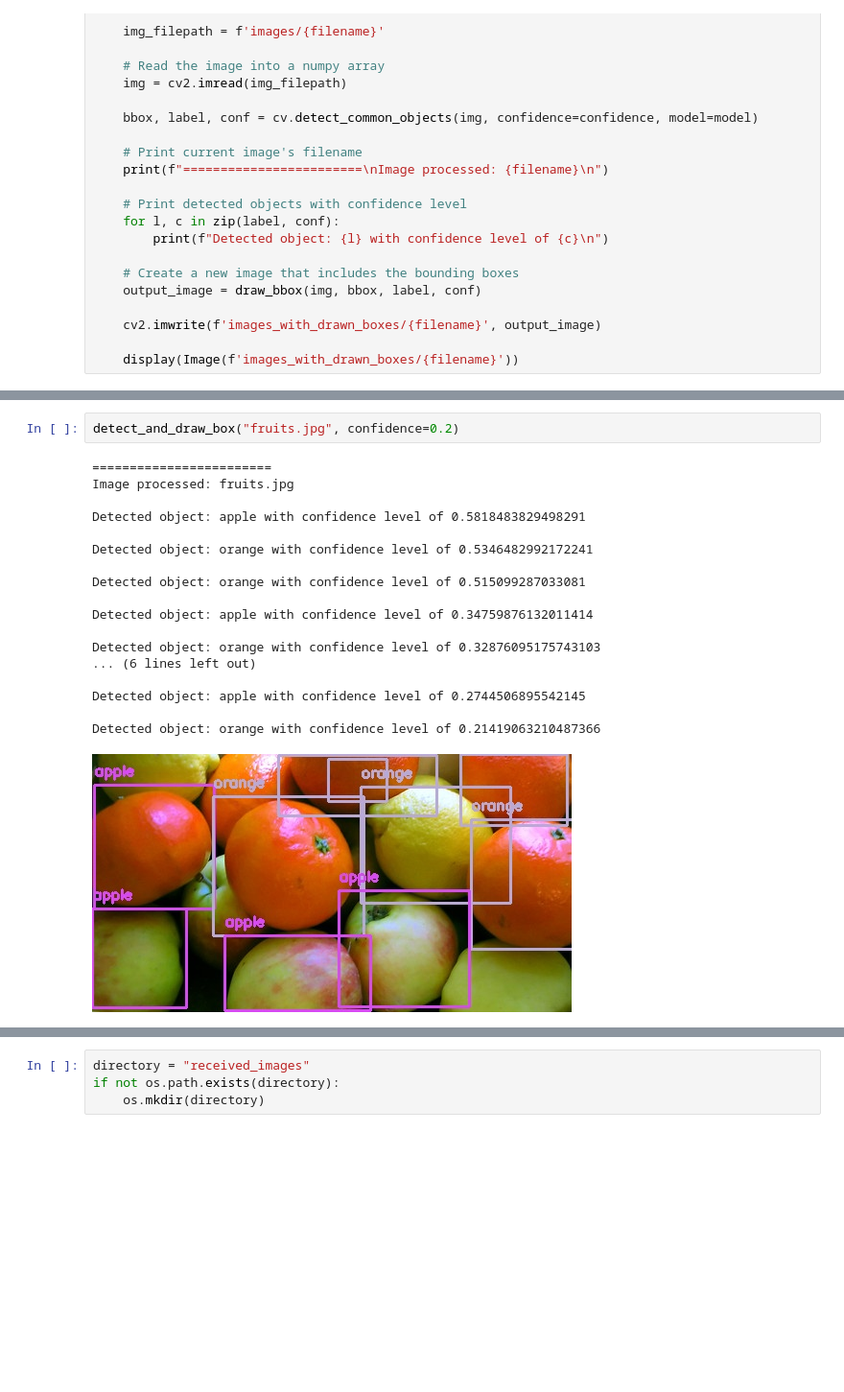
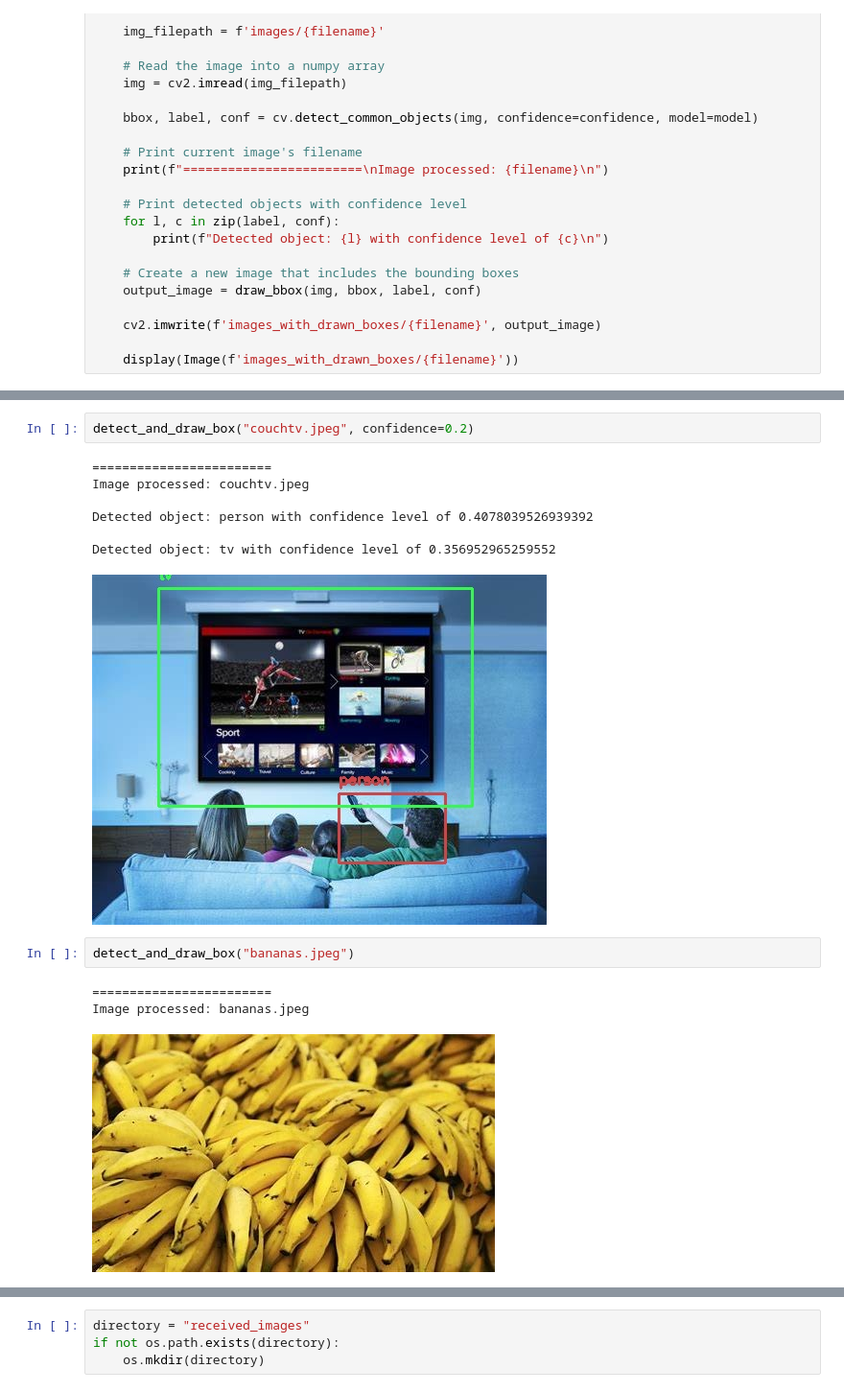
Before and after one commit to Nwankwo-Nnaemeka/yolo-object-detection, a Jupyter notebook: yolov3tinyDetect.ipynb, the cells around one changed output, grey strips where cells are left out. Shown: that part at 96% size. Cells and saved outputs as stored; diff of their text form; blank space fills up the shorter version.

```diff
--- a/yolov3tinyDetect.ipynb
+++ b/yolov3tinyDetect.ipynb
@@ -103,21 +107,16 @@ Detected object: orange with confidence level of 0.515099287033081
 # %%
-detect_and_draw_box("fruits.jpg", confidence=0.2)
+detect_and_draw_box("couchtv.jpeg", confidence=0.2)
 # %% [output]
 ========================
-Image processed: fruits.jpg
+Image processed: couchtv.jpeg
 
-Detected object: apple with confidence level of 0.5818483829498291
+Detected object: person with confidence level of 0.4078039526939392
 
-Detected object: orange with confidence level of 0.5346482992172241
-
-Detected object: orange with confidence level of 0.515099287033081
-
-Detected object: apple with confidence level of 0.34759876132011414
-
-Detected object: orange with confidence level of 0.32876095175743103
-... (6 lines left out)
-
-Detected object: apple with confidence level of 0.2744506895542145
-
-Detected object: orange with confidence level of 0.21419063210487366
+Detected object: tv with confidence level of 0.356952965259552
-[figure, old version]
+[figure, new version]
+# %%
+detect_and_draw_box("bananas.jpeg")
+# %% [output]
+========================
+Image processed: bananas.jpeg
+[figure, added]
```
Also changed, not shown: parts of 8 cells of this notebook, 10 other files.
